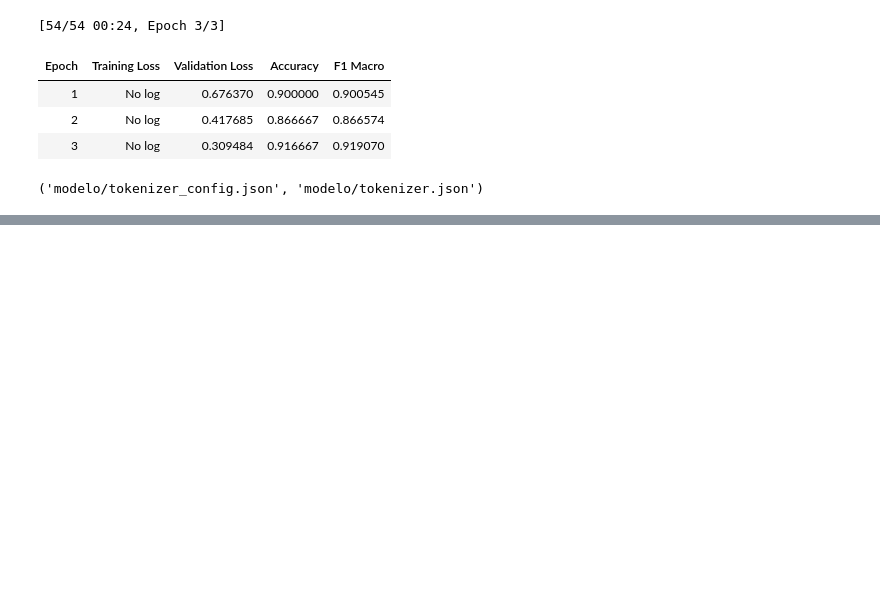
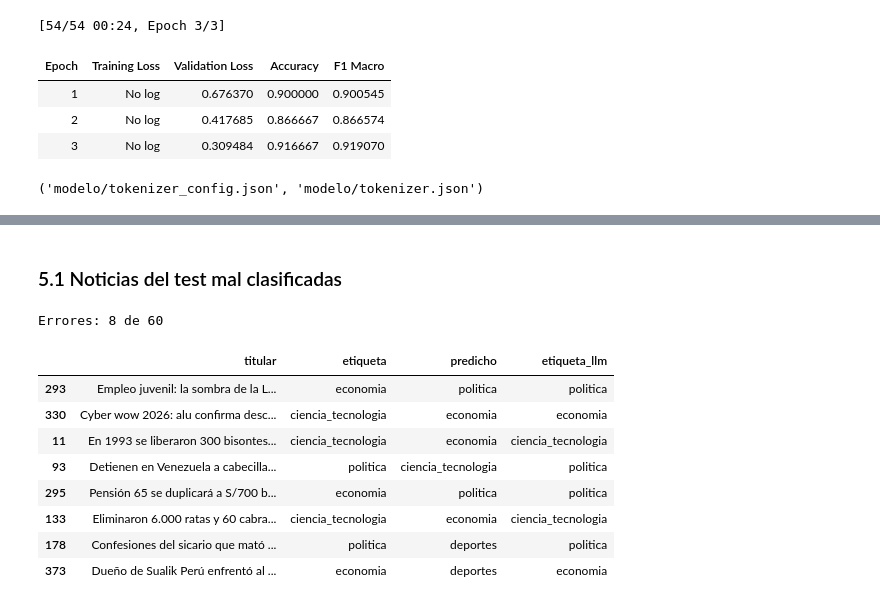
Before and after one commit to jyauric/python-intermedio-tareas, a Jupyter notebook: tarea_1/02_clasificacion.ipynb, the cells around one changed output, grey strips where cells are left out. Cells and saved outputs as stored; diff of their text form; code cells hidden in the pictures; blank space fills up the shorter version.

```diff
--- a/tarea_1/02_clasificacion.ipynb
+++ b/tarea_1/02_clasificacion.ipynb
@@ -273,0 +305,18 @@ Notes:
+# %% [markdown]
+### 5.1 Noticias del test mal clasificadas
+# %%
+test_eval = test.assign(predicho=[id2label[i] for i in pred])
+errores = test_eval[test_eval["etiqueta"] != test_eval["predicho"]]
+print(f"Errores: {len(errores)} de {len(test_eval)}")
+errores[["titular", "etiqueta", "predicho", "etiqueta_llm"]]
+# %% [output]
+Errores: 8 de 60
+|  | titular | etiqueta | predicho | etiqueta_llm |
+| 293 | Empleo juvenil: la sombra de la L... | economia | politica | politica |
+| 330 | Cyber wow 2026: alu confirma desc... | ciencia_tecnologia | economia | economia |
+| 11 | En 1993 se liberaron 300 bisontes... | ciencia_tecnologia | economia | ciencia_tecnologia |
+| 93 | Detienen en Venezuela a cabecilla... | politica | ciencia_tecnologia | politica |
+| 295 | Pensión 65 se duplicará a S/700 b... | economia | politica | politica |
+| 133 | Eliminaron 6.000 ratas y 60 cabra... | ciencia_tecnologia | economia | ciencia_tecnologia |
+| 178 | Confesiones del sicario que mató ... | politica | deportes | politica |
+| 373 | Dueño de Sualik Perú enfrentó al ... | economia | deportes | economia |
```
Also changed, not shown: parts of 8 cells of this notebook, 1 other file.
